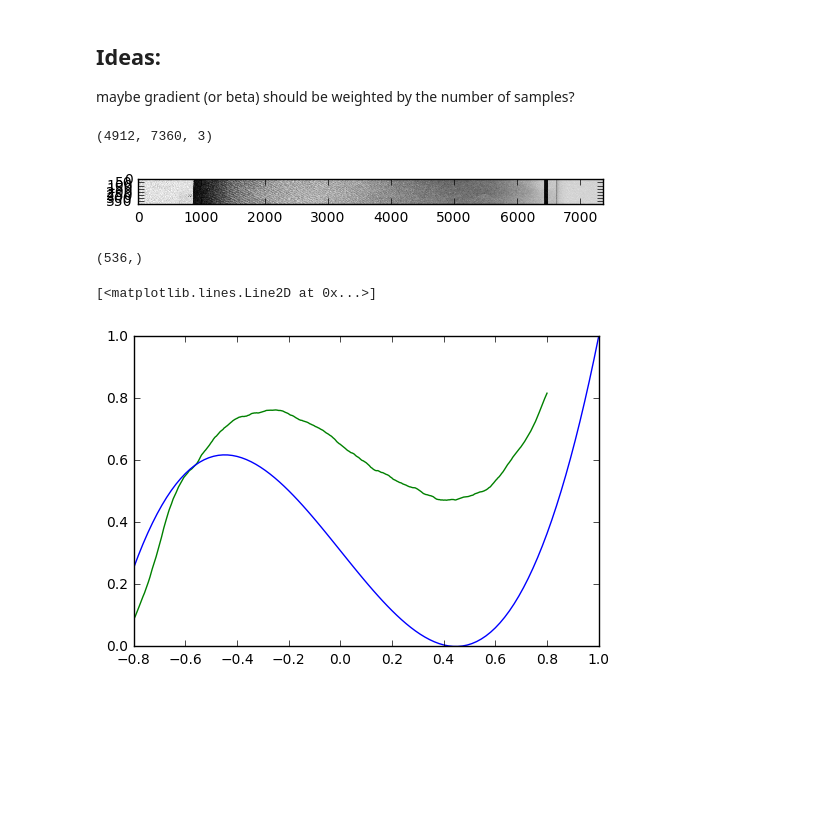
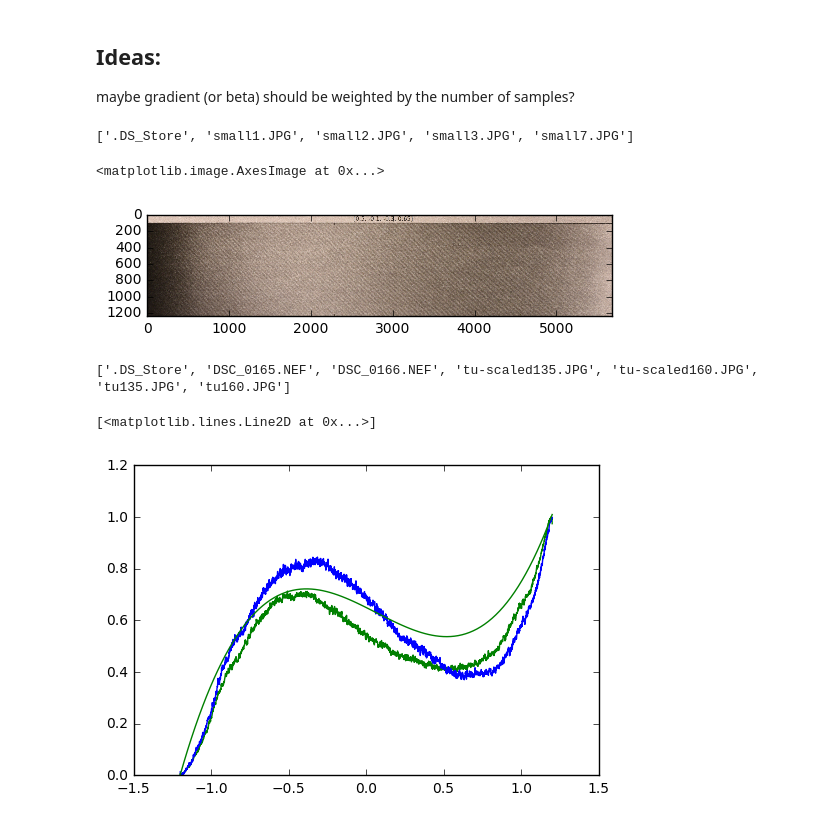
Before and after one commit to LCAV/surface-reconstruction, a Jupyter notebook: results.ipynb, the cells around one changed output. Saved outputs shown, nothing was run; the diff lists cells and outputs as text; code cells hidden in the pictures; blank space fills up the shorter version.

```diff
--- a/results.ipynb
+++ b/results.ipynb
@@ -9,15 +11,3 @@ import numpy as np
 # %% [markdown]
 ## Ideas:
 maybe gradient (or beta) should be weighted by the number of samples?
-# %%
-img=mpimg.imread('surface-images/small6.JPG')
-print(img.shape)
-img2 = img[2200:2600,:,0]
-img1 = img[3200:3400,:,0]
-imgplot = plt.imshow(img2, cmap='gray', interpolation='nearest')
-
-def todegree(x):
-    return x*180/np.pi
-# %% [output]
-(4912, 7360, 3)
-[figure, removed]
@@ -30,0 +14,5 @@ bar = bar/max(bar)
+# %%
+import os
+os.listdir("surface-images/small")
+# %% [output]
+['.DS_Store', 'small1.JPG', 'small2.JPG', 'small3.JPG', 'small7.JPG']
@@ -31 +36,16 @@ bar = bar/max(bar)
+# %%
+img = mpimg.imread('surface-images/small/small1.JPG')
+plt.imshow(img)
+# %% [output]
+<matplotlib.image.AxesImage at 0x...>
+[figure, added]
+# %%
+import os
+print(os.listdir("surface-images/tuesday1"))
+img1 = get_image('surface-images/tuesday1/tu160.JPG', 200, 400, cut=8)
+img2 = get_image('surface-images/tuesday1/tu135.JPG', 200, 400, cut=8)
+# img3 = get_image('surface-images/small/small3.JPG', 200, 1000, cut=8)
+# img4 = get_image('surface-images/small/small7.JPG', 200, 1000, cut=8)
+# %% [output]
+['.DS_Store', 'DSC_0165.NEF', 'DSC_0166.NEF', 'tu-scaled135.JPG', 'tu-scaled160.JPG', 'tu135.JPG', 'tu160.JPG']
 # %%
@@ -38,22 +57,16 @@ row = row/np.max(row)
-# %%
-from scipy.ndimage.filters import gaussian_filter1d
-from scipy.signal import decimate
-
-bar = bar[100:len(bar)-100]
-pf = np.convolve(pattern, np.ones(100)/100, 'same')
-# pf = gaussian_filter1d(pattern, sigma=10)
-# pf = pattern
-pf = pf[1::10]
-pf = pf[100:-100]
-print(pf.shape)
-# plt.plot(np.linspace(-0.8,0.8,len(pattern)), pattern, label='pattern', color='y')
-plt.plot(np.linspace(-0.8,0.8,len(pf)), pf, label='filtered',color='g')
-plt.plot(t, row, label='orginal')
-# pf = pf[int(len(pf)/2):]
-# %% [output]
-(536,)
-[<matplotlib.lines.Line2D at 0x...>]
-[figure, removed]
+# %%
+from scipy.ndimage.filters import gaussian_filter1d
+from scipy.signal import decimate
+
+plt.plot(np.linspace(-ends,ends,len(img1)), img1, label='filtered', color='g')
+plt.plot(np.linspace(-ends,ends,len(img2)), img2, label='filtered')
+# plt.plot(np.linspace(-ends,ends,len(img3)), img3, label='filtered')
+# plt.plot(np.linspace(-ends,ends,len(img4)), img4, label='filtered')
+
+plt.plot(t, row, label='orginal')
+# %% [output]
+[<matplotlib.lines.Line2D at 0x...>]
+[figure, added]
 # %%
 # pf = pf[int(len(pf)/2):]
 
```
Also changed, not shown: parts of 6 cells of this notebook, 1 other file.
